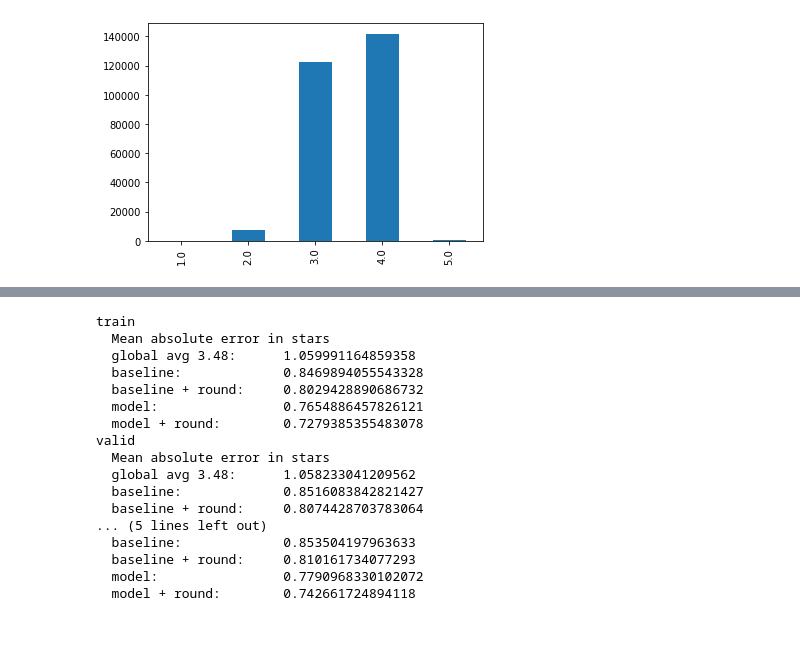
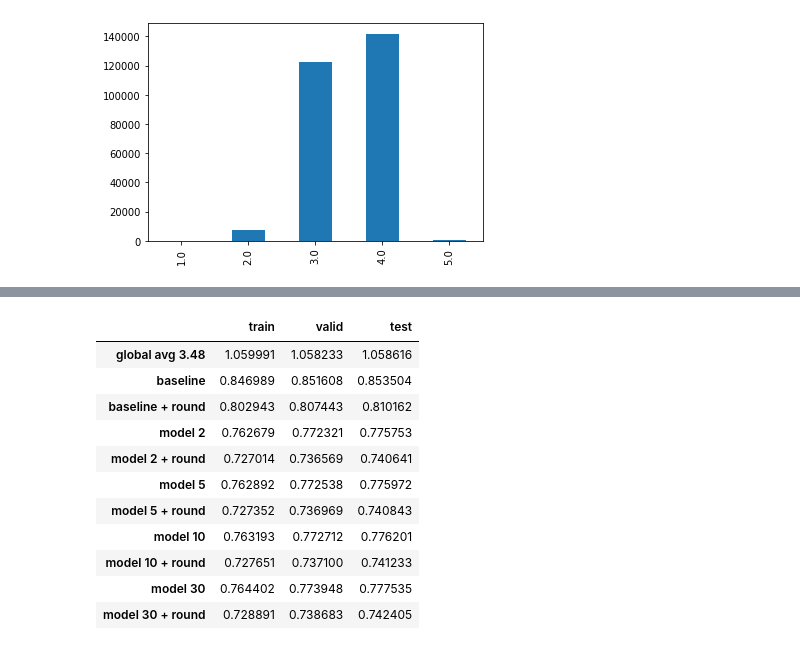
Before and after one commit to prompteus/csfd-movie-recommender, a Jupyter notebook: src/recommend/notebooks/cf_playground.ipynb, the cells around one changed output, grey strips where cells are left out. Saved outputs shown, nothing was run; the diff lists cells and outputs as text; code cells hidden in the pictures.

```diff
--- a/src/recommend/notebooks/cf_playground.ipynb
+++ b/src/recommend/notebooks/cf_playground.ipynb
@@ -92,8 +113,12 @@ validation metrics: {'mse': 0.040720535245858176, 'mae_stars': 0.775645926065883
 # %%
-try:
-    pd.DataFrame({
-        "Train MAE stars": pd.DataFrame(recommender.trainer.metrics_train).mae_stars,
-        "Valid MAE stars": pd.DataFrame(recommender.trainer.metrics_valid).mae_stars,
-    }).plot()
-except:
-    pass
+import matplotlib.pyplot as plt
+
+for num_features, recommender in recommenders.items():
+    try:
+        pd.DataFrame({
+            "Train MAE stars": pd.DataFrame(recommender.trainer.metrics_train).mae_stars,
+            "Valid MAE stars": pd.DataFrame(recommender.trainer.metrics_valid).mae_stars,
+        }).plot(title=f"Learning curve ({num_features} features)")
+        plt.show()
+    except:
+        pass
@@ -130,36 +153,37 @@ from sklearn.metrics import mean_absolute_error as mae
 # %%
 glob_avg = ratings_train.stars.mean()
 
+evaluation = pd.DataFrame()
+
 for part, name in  [(ratings_train, "train"), (ratings_valid, "valid"), (ratings_test, "test")]:
 
-    print(name)
+    baseline_preds = baseline.predict_ratings(part.movie_id, part.username)
 
+    results = {
+        f"global avg {glob_avg:<0.2f}": mae(part.stars, np.ones_like(part.stars) * glob_avg),
+        "baseline": mae(part.stars, baseline_preds),
+        "baseline + round": mae(part.stars, baseline_preds.round()),
+    }
 
-    baseline_preds = baseline.predict_ratings(part.movie_id, part.username)
-    model_preds = recommender.predict_ratings(part.movie_id, part.username)
-    glob_mean = part.stars.mean()
+    for num_features, recommender in recommenders.items():
+        if num_features in {2, 5, 10, 30}:
+            model_preds = np.clip(recommender.predict_ratings(part.movie_id, part.username), 0, 5)
+            results[f"model {num_features}"] = mae(part.stars, model_preds)
+            results[f"model {num_features} + round"] = mae(part.stars, model_preds.round())
 
-    print("  Mean absolute error in stars")
-    print(f"  global avg {glob_avg:<0.2f}:     ", mae(part.stars, np.ones_like(part.stars) * glob_avg))
-    print("  baseline:            ", mae(part.stars, baseline_preds))
-    print("  baseline + round:    ", mae(part.stars, baseline_preds.round()))
-    print("  model:               ", mae(part.stars, model_preds))
-    print("  model + round:       ", mae(part.stars, model_preds.round()))
+    evaluation[name] = pd.Series(results)
-# %% [output]
-train
-  Mean absolute error in stars
-  global avg 3.48:      1.059991164859358
-  baseline:             0.8469894055543328
-  baseline + round:     0.8029428890686732
-  model:                0.7654886457826121
-  model + round:        0.7279385355483078
-valid
-  Mean absolute error in stars
-  global avg 3.48:      1.058233041209562
-  baseline:             0.8516083842821427
-  baseline + round:     0.8074428703783064
-... (5 lines left out)
-  baseline:             0.853504197963633
-  baseline + round:     0.810161734077293
-  model:                0.7790968330102072
-  model + round:        0.742661724894118
+# %%
+evaluation
+# %% [output]
+|  | train | valid | test |
+| global avg 3.48 | 1.059991 | 1.058233 | 1.058616 |
+| baseline | 0.846989 | 0.851608 | 0.853504 |
+| baseline + round | 0.802943 | 0.807443 | 0.810162 |
+| model 2 | 0.762679 | 0.772321 | 0.775753 |
+| model 2 + round | 0.727014 | 0.736569 | 0.740641 |
+| model 5 | 0.762892 | 0.772538 | 0.775972 |
+| model 5 + round | 0.727352 | 0.736969 | 0.740843 |
+| model 10 | 0.763193 | 0.772712 | 0.776201 |
+| model 10 + round | 0.727651 | 0.737100 | 0.741233 |
+| model 30 | 0.764402 | 0.773948 | 0.777535 |
+| model 30 + round | 0.728891 | 0.738683 | 0.742405 |
```
Also changed, not shown: parts of 8 cells of this notebook, 2 other files.
